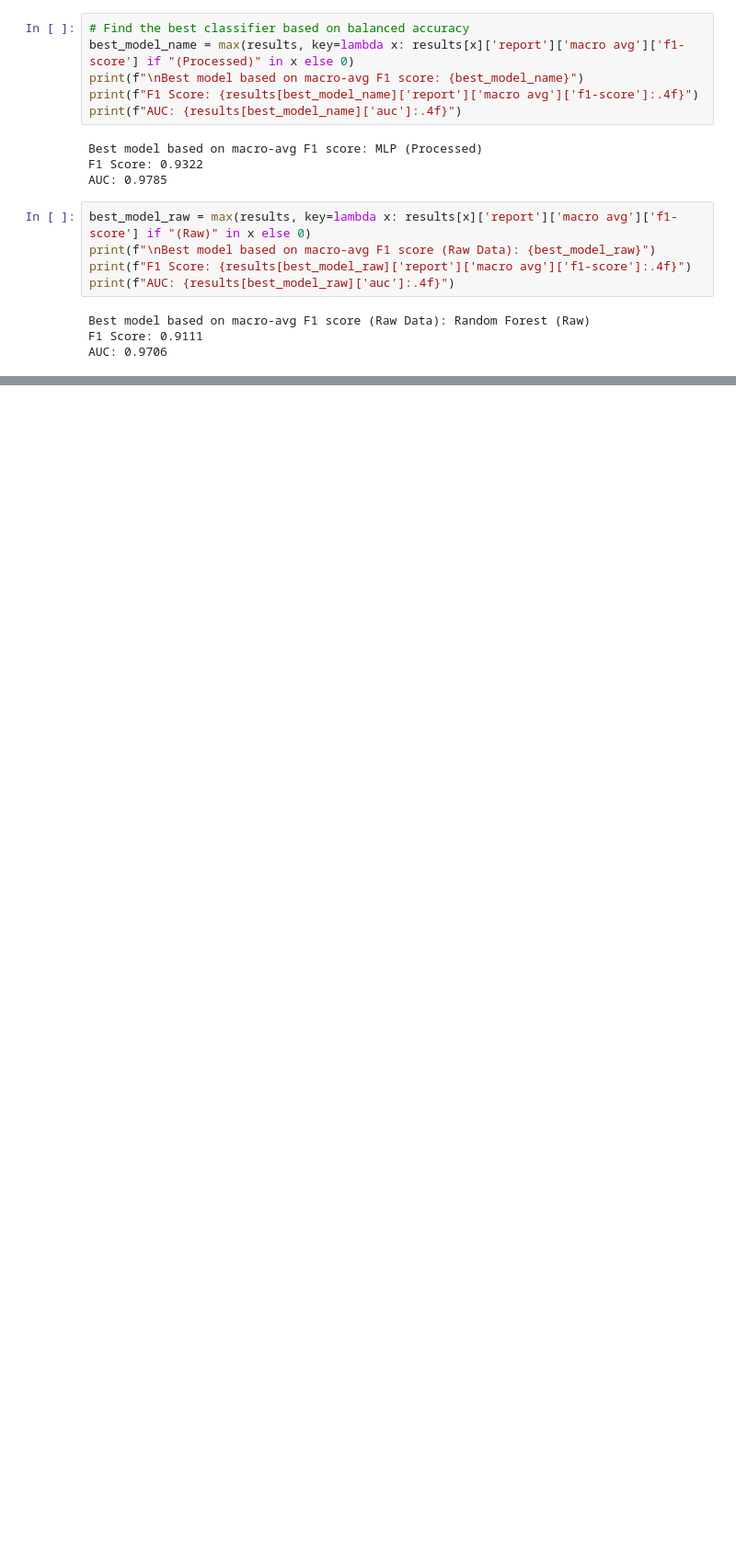
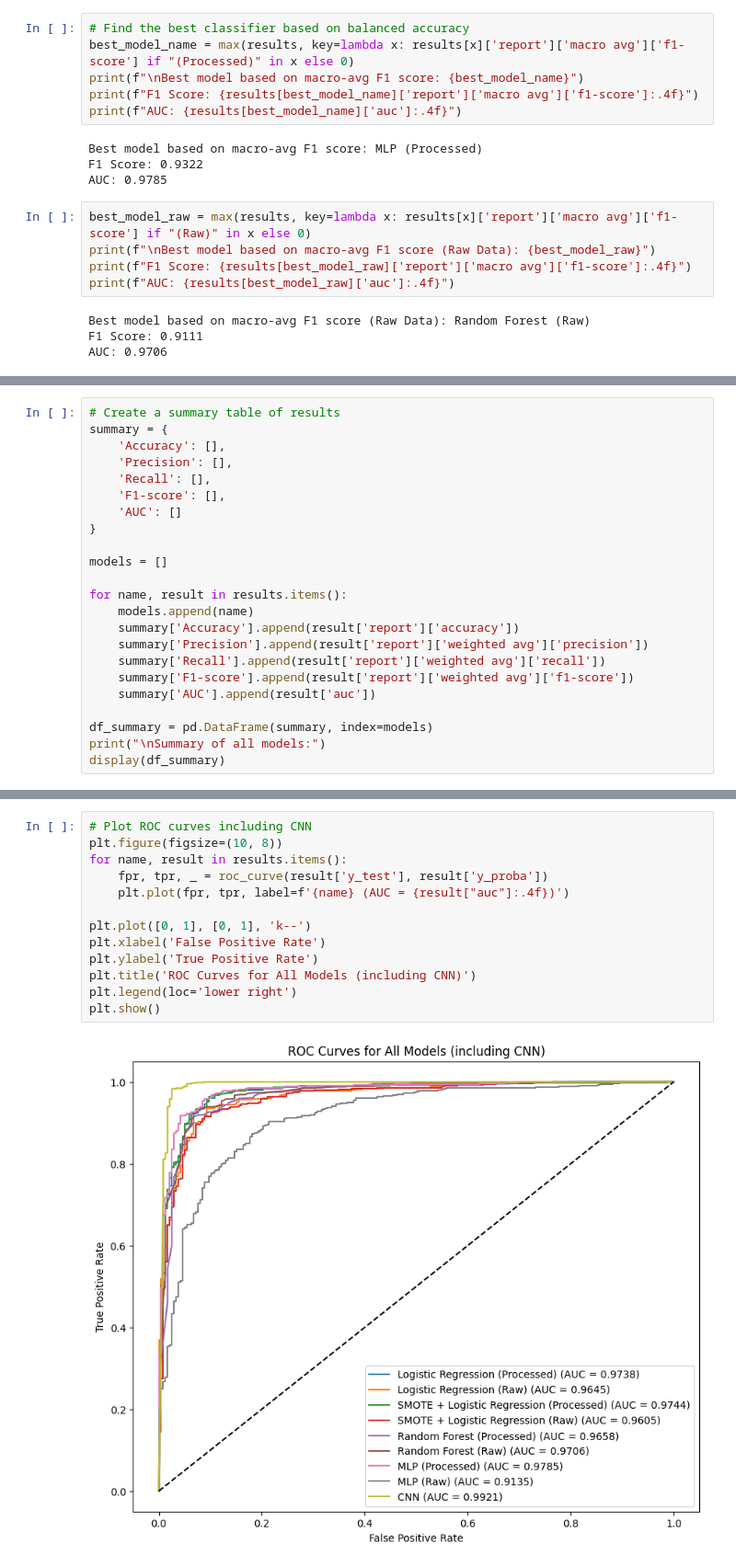
Before and after one commit to Hayder-Aleissa/RD_detection, a Jupyter notebook: RD_detection.ipynb, the cells around one changed output, grey strips where cells are left out. Shown: that part at 92% size. Saved outputs shown, nothing was run; the diff lists cells and outputs as text; blank space fills up the shorter version.

```diff
--- a/RD_detection.ipynb
+++ b/RD_detection.ipynb
@@ -692,0 +805,23 @@ Test Accuracy: 0.9727
+# %%
+# Create a summary table of results
+summary = {
+    'Accuracy': [],
+    'Precision': [],
+    'Recall': [],
+    'F1-score': [],
+    'AUC': []
+}
+
+models = []
+
+for name, result in results.items():
+    models.append(name)
+    summary['Accuracy'].append(result['report']['accuracy'])
+    summary['Precision'].append(result['report']['weighted avg']['precision'])
+    summary['Recall'].append(result['report']['weighted avg']['recall'])
+    summary['F1-score'].append(result['report']['weighted avg']['f1-score'])
+    summary['AUC'].append(result['auc'])
+
+df_summary = pd.DataFrame(summary, index=models)
+print("\nSummary of all models:")
+display(df_summary)
@@ -693 +840,16 @@ Test Accuracy: 0.9727
+# %%
+# Plot ROC curves including CNN
+plt.figure(figsize=(10, 8))
+for name, result in results.items():
+    fpr, tpr, _ = roc_curve(result['y_test'], result['y_proba'])
+    plt.plot(fpr, tpr, label=f'{name} (AUC = {result["auc"]:.4f})')
+
+plt.plot([0, 1], [0, 1], 'k--')
+plt.xlabel('False Positive Rate')
+plt.ylabel('True Positive Rate')
+plt.title('ROC Curves for All Models (including CNN)')
+plt.legend(loc='lower right')
+plt.show()
+# %% [output]
+[figure, added]
 # %% [markdown]
```
Also changed, not shown: parts of 33 cells of this notebook.
